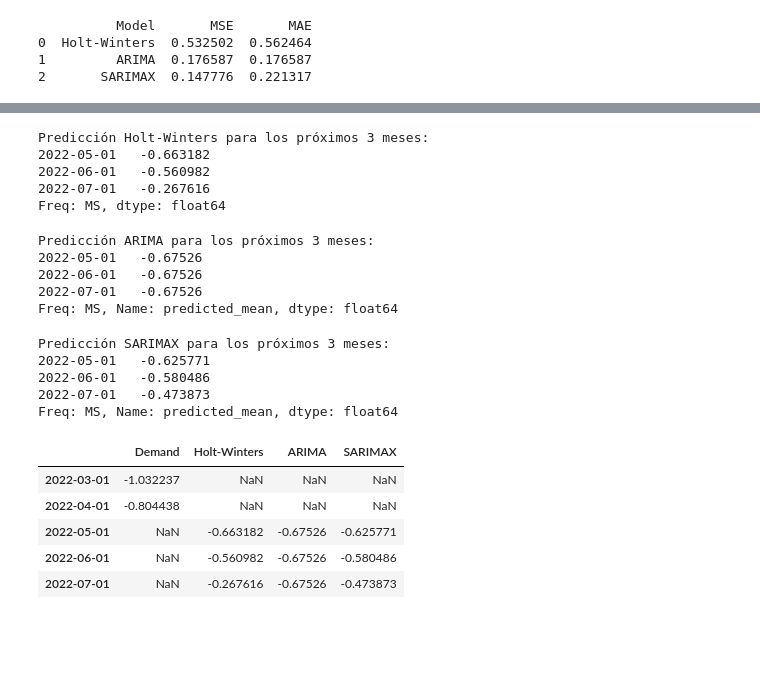
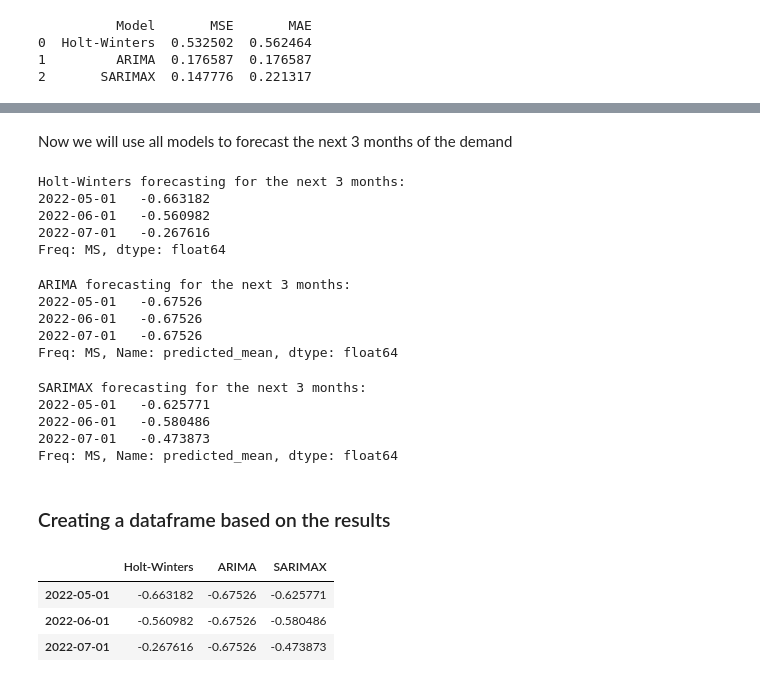
Before and after one commit to JD-PerezN/prueba_profesional_ml, a Jupyter notebook: code/time_series_demand.ipynb, the cells around one changed output, grey strips where cells are left out. Saved outputs shown, nothing was run; the diff lists cells and outputs as text; code cells hidden in the pictures; blank space fills up the shorter version.

```diff
--- a/code/time_series_demand.ipynb
+++ b/code/time_series_demand.ipynb
@@ -187,10 +227,12 @@ print(metrics)
+# %% [markdown]
+Now we will use all models to forecast the next 3 months of the demand
 # %%
 hw_pred_future = hw_fit.forecast(len(test_data) + 2)
 hw_pred_future = hw_pred_future[-3:]
 
-print(f'Predicción Holt-Winters para los próximos 3 meses:\n{hw_pred_future}')
+print(f'Holt-Winters forecasting for the next 3 months:\n{hw_pred_future}')
 # %% [output]
-Predicción Holt-Winters para los próximos 3 meses:
+Holt-Winters forecasting for the next 3 months:
 2022-05-01   -0.663182
 2022-06-01   -0.560982
 2022-07-01   -0.267616
@@ -199,43 +241,40 @@ Freq: MS, dtype: float64
 arima_pred_future = arima_fit.forecast(len(test_data) + 2)
 arima_pred_future = arima_pred_future[-3:]
 
-print(f'Predicción ARIMA para los próximos 3 meses:\n{arima_pred_future}')
+print(f'ARIMA forecasting for the next 3 months:\n{arima_pred_future}')
 # %% [output]
-Predicción ARIMA para los próximos 3 meses:
+ARIMA forecasting for the next 3 months:
 2022-05-01   -0.67526
 2022-06-01   -0.67526
 2022-07-01   -0.67526
 Freq: MS, Name: predicted_mean, dtype: float64
 # %%
-sarimax_pred_future = sarimax_fit.predict(start=len(df), end=len(df) + 2, typ='levels')
+sarimax_pred_future = sarimax_fit.predict(start=len(df), end=len(df) + 2)
 
-print(f'Predicción SARIMAX para los próximos 3 meses:\n{sarimax_pred_future}')
+print(f'SARIMAX forecasting for the next 3 months:\n{sarimax_pred_future}')
 # %% [output]
-Predicción SARIMAX para los próximos 3 meses:
+SARIMAX forecasting for the next 3 months:
 2022-05-01   -0.625771
 2022-06-01   -0.580486
 2022-07-01   -0.473873
 Freq: MS, Name: predicted_mean, dtype: float64
+# %% [markdown]
+### Creating a dataframe based on the results
 # %%
 future_dates = pd.date_range(start=df.index[-1] + pd.DateOffset(months=1), periods=3, freq="MS")
 
 predictions_df = pd.DataFrame(
     {
         'Holt-Winters': hw_pred_future,
         'ARIMA': arima_pred_future,
         'SARIMAX': sarimax_pred_future
     },
     index=future_dates
 )
 
-df_predictions = df.copy()
-df_predictions = pd.concat([df, predictions_df])
+predictions_df
+# %% [output]
+|  | Holt-Winters | ARIMA | SARIMAX |
+| 2022-05-01 | -0.663182 | -0.67526 | -0.625771 |
+| 2022-06-01 | -0.560982 | -0.67526 | -0.580486 |
+| 2022-07-01 | -0.267616 | -0.67526 | -0.473873 |
-# %%
-df_predictions.tail()
-# %% [output]
-|  | Demand | Holt-Winters | ARIMA | SARIMAX |
-| 2022-03-01 | -1.032237 | NaN | NaN | NaN |
-| 2022-04-01 | -0.804438 | NaN | NaN | NaN |
-| 2022-05-01 | NaN | -0.663182 | -0.67526 | -0.625771 |
-| 2022-06-01 | NaN | -0.560982 | -0.67526 | -0.580486 |
-| 2022-07-01 | NaN | -0.267616 | -0.67526 | -0.473873 |
```
Also changed, not shown: parts of 49 cells of this notebook.
